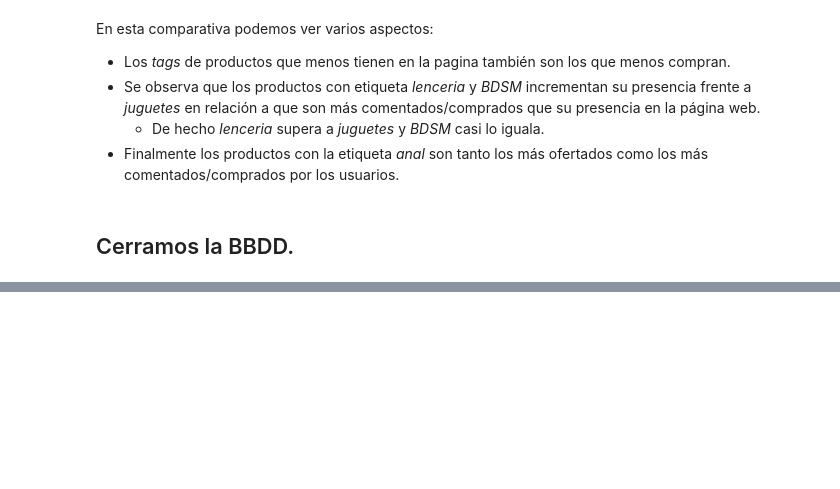
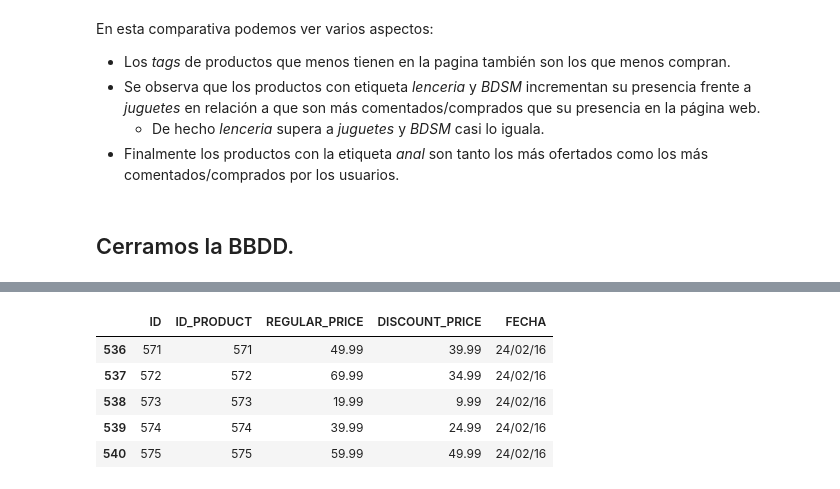
Before and after one commit to 75Engel/Proyecto_tienda_online, a Jupyter notebook: src/Notebook/03_sql.ipynb, the cells around one changed output, grey strips where cells are left out. Saved outputs shown, nothing was run; the diff lists cells and outputs as text; code cells hidden in the pictures; blank space fills up the shorter version.

```diff
--- a/src/Notebook/03_sql.ipynb
+++ b/src/Notebook/03_sql.ipynb
@@ -1820,0 +1860,10 @@ conn.close()
+# %%
+df_price=pd.read_csv(r'Data\precios_240216.csv')
+df_price.tail()
+# %% [output]
+|  | ID | ID_PRODUCT | REGULAR_PRICE | DISCOUNT_PRICE | FECHA |
+| 536 | 571 | 571 | 49.99 | 39.99 | 24/02/16 |
+| 537 | 572 | 572 | 69.99 | 34.99 | 24/02/16 |
+| 538 | 573 | 573 | 19.99 | 9.99 | 24/02/16 |
+| 539 | 574 | 574 | 39.99 | 24.99 | 24/02/16 |
+| 540 | 575 | 575 | 59.99 | 49.99 | 24/02/16 |
```
Also changed, not shown: parts of 8 cells of this notebook, 29 other files.
